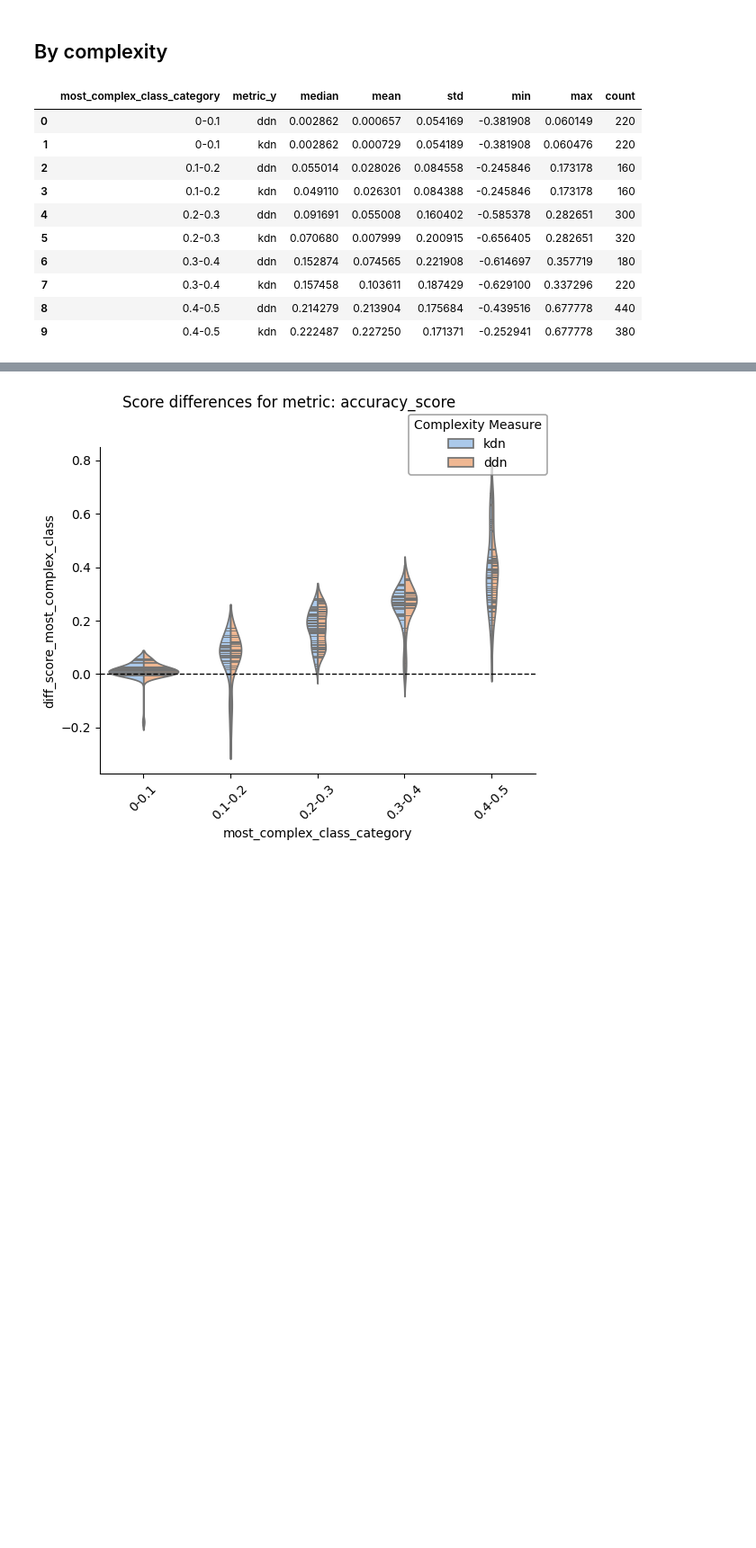
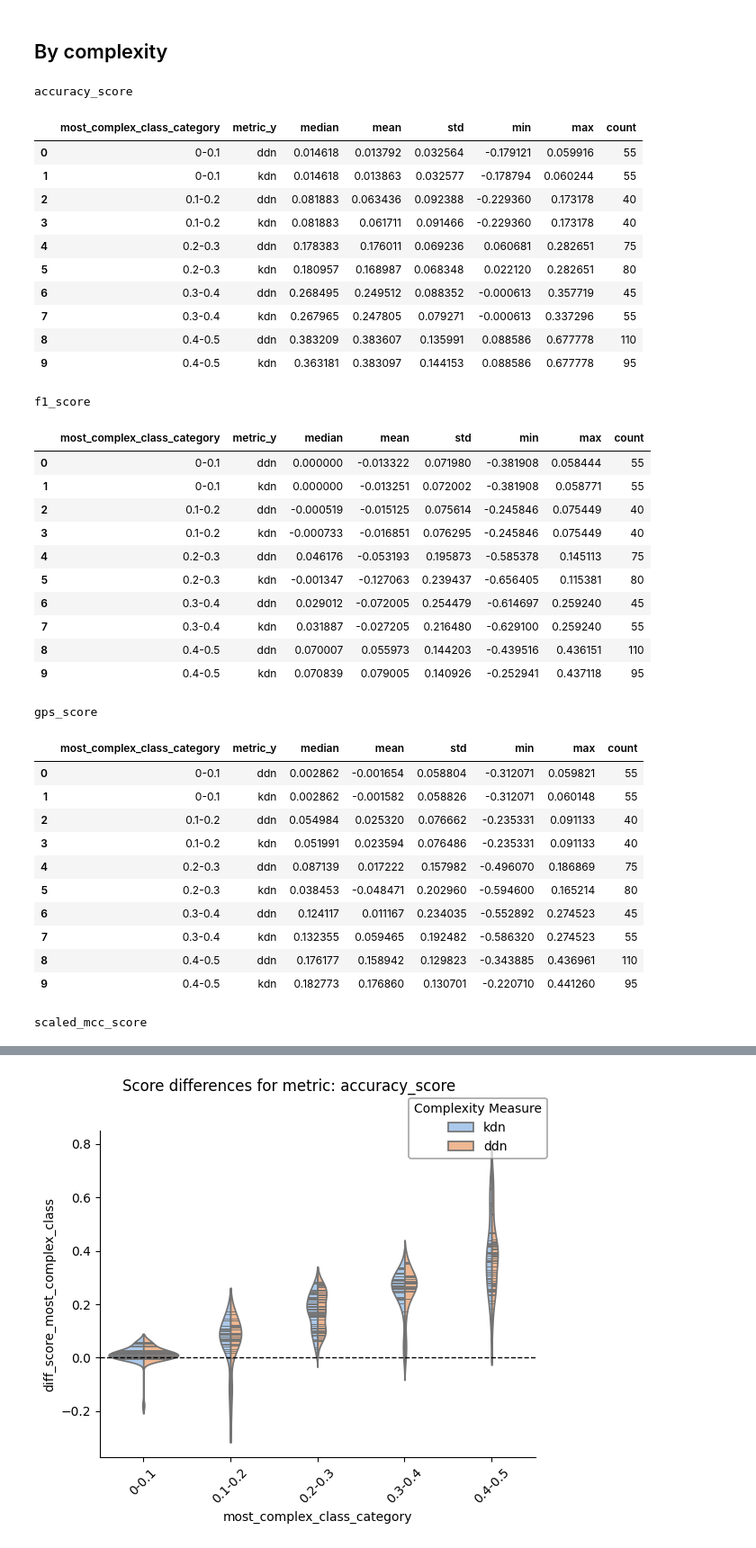
Before and after one commit to URJCDSLab/dynamic_disagreeing_neighbors, a Jupyter notebook: notebooks/complexity_across_models_and_imbalance_all.ipynb, the cells around one changed output, grey strips where cells are left out. Shown at 90% size. Saved outputs shown, nothing was run; the diff lists cells and outputs as text; code cells hidden in the pictures; blank space fills up the shorter version.

```diff
--- a/notebooks/complexity_across_models_and_imbalance_all.ipynb
+++ b/notebooks/complexity_across_models_and_imbalance_all.ipynb
@@ -54,5 +51,7 @@ df_merged
 # %% [markdown]
 ## By ML model
 # %%
-calculate_grouped_statistics(df_merged, diff='diff_score_most_complex_class', x_var='method')
+for performance_metric in df_merged['metric_x'].unique():
+    print(performance_metric)
+    display(calculate_grouped_statistics(df_merged[df_merged['metric_x'] == performance_metric], diff='diff_score_most_complex_class', x_var='method'))
 # %% [output]
@@ -75,5 +111,7 @@ plot_score_differences(df_merged, diff='diff_score_most_complex_class', x_var='m
 [figure]
 [figure]
 # %%
-calculate_grouped_statistics(df_merged, diff='diff_score_minority_class_complexity', x_var='method')
+for performance_metric in df_merged['metric_x'].unique():
+    print(performance_metric)
+    display(calculate_grouped_statistics(df_merged[df_merged['metric_x'] == performance_metric], diff='diff_score_minority_class_complexity', x_var='method'))
 # %% [output]
@@ -98,5 +173,7 @@ plot_score_differences(df_merged, diff='diff_score_minority_class_complexity', x
 # %% [markdown]
 ## By Imbalance level
 # %%
-calculate_grouped_statistics(df_merged, diff='diff_score_most_complex_class', x_var='class_prop_category')
+for performance_metric in df_merged['metric_x'].unique():
+    print(performance_metric)
+    display(calculate_grouped_statistics(df_merged[df_merged['metric_x'] == performance_metric], diff='diff_score_most_complex_class', x_var='class_prop_category'))
 # %% [output]
@@ -119,5 +233,7 @@ plot_score_differences(df_merged, diff='diff_score_most_complex_class', x_var='c
 [figure]
 [figure]
 # %%
-calculate_grouped_statistics(df_merged, diff='diff_score_minority_class_complexity', x_var='class_prop_category')
+for performance_metric in df_merged['metric_x'].unique():
+    print(performance_metric)
+    display(calculate_grouped_statistics(df_merged[df_merged['metric_x'] == performance_metric], diff='diff_score_minority_class_complexity', x_var='class_prop_category'))
 # %% [output]
@@ -249,16 +402,44 @@ Significant differences for ('accuracy_score', 'ddn'):
 # %% [markdown]
 ## By complexity
 # %%
-calculate_grouped_statistics(df_merged, diff='diff_score_most_complex_class', x_var='most_complex_class_category')
+for performance_metric in df_merged['metric_x'].unique():
+    print(performance_metric)
+    display(calculate_grouped_statistics(df_merged[df_merged['metric_x'] == performance_metric], diff='diff_score_most_complex_class', x_var='most_complex_class_category'))
 # %% [output]
+accuracy_score
 |  | most_complex_class_category | metric_y | median | mean | std | min | max | count |
-| 0 | 0-0.1 | ddn | 0.002862 | 0.000657 | 0.054169 | -0.381908 | 0.060149 | 220 |
-| 1 | 0-0.1 | kdn | 0.002862 | 0.000729 | 0.054189 | -0.381908 | 0.060476 | 220 |
-| 2 | 0.1-0.2 | ddn | 0.055014 | 0.028026 | 0.084558 | -0.245846 | 0.173178 | 160 |
-| 3 | 0.1-0.2 | kdn | 0.049110 | 0.026301 | 0.084388 | -0.245846 | 0.173178 | 160 |
-| 4 | 0.2-0.3 | ddn | 0.091691 | 0.055008 | 0.160402 | -0.585378 | 0.282651 | 300 |
-| 5 | 0.2-0.3 | kdn | 0.070680 | 0.007999 | 0.200915 | -0.656405 | 0.282651 | 320 |
-| 6 | 0.3-0.4 | ddn | 0.152874 | 0.074565 | 0.221908 | -0.614697 | 0.357719 | 180 |
-| 7 | 0.3-0.4 | kdn | 0.157458 | 0.103611 | 0.187429 | -0.629100 | 0.337296 | 220 |
-| 8 | 0.4-0.5 | ddn | 0.214279 | 0.213904 | 0.175684 | -0.439516 | 0.677778 | 440 |
-| 9 | 0.4-0.5 | kdn | 0.222487 | 0.227250 | 0.171371 | -0.252941 | 0.677778 | 380 |
+| 0 | 0-0.1 | ddn | 0.014618 | 0.013792 | 0.032564 | -0.179121 | 0.059916 | 55 |
+| 1 | 0-0.1 | kdn | 0.014618 | 0.013863 | 0.032577 | -0.178794 | 0.060244 | 55 |
+| 2 | 0.1-0.2 | ddn | 0.081883 | 0.063436 | 0.092388 | -0.229360 | 0.173178 | 40 |
+| 3 | 0.1-0.2 | kdn | 0.081883 | 0.061711 | 0.091466 | -0.229360 | 0.173178 | 40 |
+| 4 | 0.2-0.3 | ddn | 0.178383 | 0.176011 | 0.069236 | 0.060681 | 0.282651 | 75 |
+| 5 | 0.2-0.3 | kdn | 0.180957 | 0.168987 | 0.068348 | 0.022120 | 0.282651 | 80 |
+| 6 | 0.3-0.4 | ddn | 0.268495 | 0.249512 | 0.088352 | -0.000613 | 0.357719 | 45 |
+| 7 | 0.3-0.4 | kdn | 0.267965 | 0.247805 | 0.079271 | -0.000613 | 0.337296 | 55 |
+| 8 | 0.4-0.5 | ddn | 0.383209 | 0.383607 | 0.135991 | 0.088586 | 0.677778 | 110 |
+| 9 | 0.4-0.5 | kdn | 0.363181 | 0.383097 | 0.144153 | 0.088586 | 0.677778 | 95 |
+f1_score
+|  | most_complex_class_category | metric_y | median | mean | std | min | max | count |
+| 0 | 0-0.1 | ddn | 0.000000 | -0.013322 | 0.071980 | -0.381908 | 0.058444 | 55 |
+| 1 | 0-0.1 | kdn | 0.000000 | -0.013251 | 0.072002 | -0.381908 | 0.058771 | 55 |
+| 2 | 0.1-0.2 | ddn | -0.000519 | -0.015125 | 0.075614 | -0.245846 | 0.075449 | 40 |
+| 3 | 0.1-0.2 | kdn | -0.000733 | -0.016851 | 0.076295 | -0.245846 | 0.075449 | 40 |
+| 4 | 0.2-0.3 | ddn | 0.046176 | -0.053193 | 0.195873 | -0.585378 | 0.145113 | 75 |
+| 5 | 0.2-0.3 | kdn | -0.001347 | -0.127063 | 0.239437 | -0.656405 | 0.115381 | 80 |
+| 6 | 0.3-0.4 | ddn | 0.029012 | -0.072005 | 0.254479 | -0.614697 | 0.259240 | 45 |
+| 7 | 0.3-0.4 | kdn | 0.031887 | -0.027205 | 0.216480 | -0.629100 | 0.259240 | 55 |
+| 8 | 0.4-0.5 | ddn | 0.070007 | 0.055973 | 0.144203 | -0.439516 | 0.436151 | 110 |
+| 9 | 0.4-0.5 | kdn | 0.070839 | 0.079005 | 0.140926 | -0.252941 | 0.437118 | 95 |
+gps_score
+|  | most_complex_class_category | metric_y | median | mean | std | min | max | count |
+| 0 | 0-0.1 | ddn | 0.002862 | -0.001654 | 0.058804 | -0.312071 | 0.059821 | 55 |
+| 1 | 0-0.1 | kdn | 0.002862 | -0.001582 | 0.058826 | -0.312071 | 0.060148 | 55 |
+| 2 | 0.1-0.2 | ddn | 0.054984 | 0.025320 | 0.076662 | -0.235331 | 0.091133 | 40 |
+| 3 | 0.1-0.2 | kdn | 0.051991 | 0.023594 | 0.076486 | -0.235331 | 0.091133 | 40 |
+| 4 | 0.2-0.3 | ddn | 0.087139 | 0.017222 | 0.157982 | -0.496070 | 0.186869 | 75 |
+| 5 | 0.2-0.3 | kdn | 0.038453 | -0.048471 | 0.202960 | -0.594600 | 0.165214 | 80 |
+| 6 | 0.3-0.4 | ddn | 0.124117 | 0.011167 | 0.234035 | -0.552892 | 0.274523 | 45 |
+| 7 | 0.3-0.4 | kdn | 0.132355 | 0.059465 | 0.192482 | -0.586320 | 0.274523 | 55 |
+| 8 | 0.4-0.5 | ddn | 0.176177 | 0.158942 | 0.129823 | -0.343885 | 0.436961 | 110 |
+| 9 | 0.4-0.5 | kdn | 0.182773 | 0.176860 | 0.130701 | -0.220710 | 0.441260 | 95 |
+scaled_mcc_score
```
Also changed, not shown: parts of 9 cells of this notebook, 1 other file.
